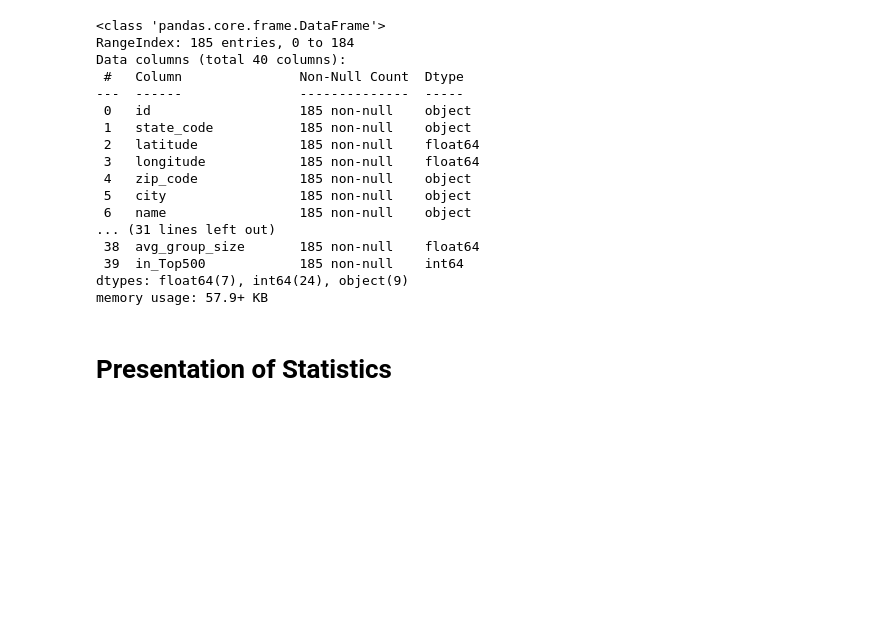
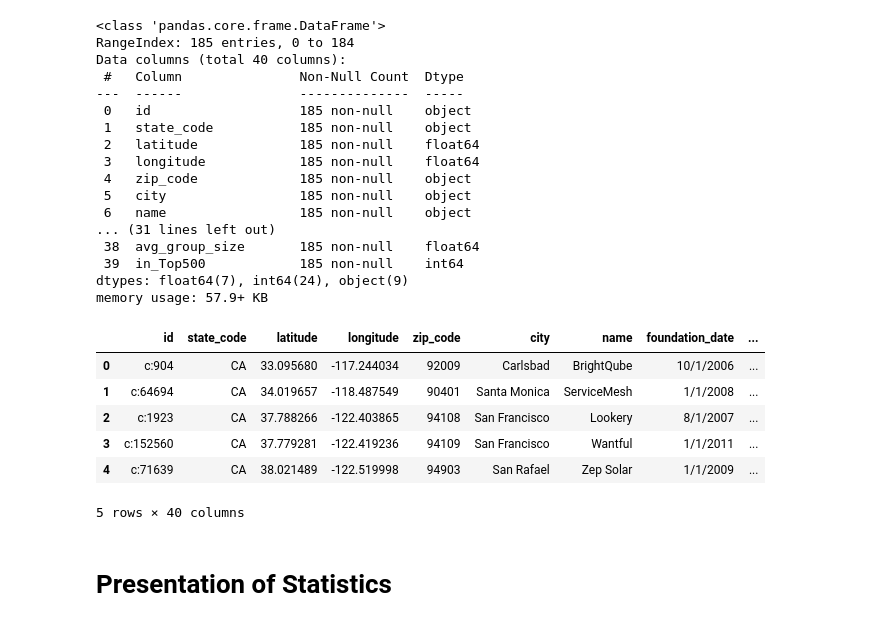
Before and after one commit to Dekel23/DataMining-Dataprocessing, a Jupyter notebook: part2_boazgurevich_ereldekel/part1_preproccesing.ipynb, the cells around one changed output. Cells and saved outputs as stored; diff of their text form; code cells hidden in the pictures; blank space fills up the shorter version.

```diff
--- a/part2_boazgurevich_ereldekel/part1_preproccesing.ipynb
+++ b/part2_boazgurevich_ereldekel/part1_preproccesing.ipynb
@@ -33,2 +31,12 @@ memory usage: 57.9+ KB
+# %%
+df.head()
+# %% [output]
+|  | id | state_code | latitude | longitude | zip_code | city | name | foundation_date | ... |
+| 0 | c:904 | CA | 33.095680 | -117.244034 | 92009 | Carlsbad | BrightQube | 10/1/2006 | ... |
+| 1 | c:64694 | CA | 34.019657 | -118.487549 | 90401 | Santa Monica | ServiceMesh | 1/1/2008 | ... |
+| 2 | c:1923 | CA | 37.788266 | -122.403865 | 94108 | San Francisco | Lookery | 8/1/2007 | ... |
+| 3 | c:152560 | CA | 37.779281 | -122.419236 | 94109 | San Francisco | Wantful | 1/1/2011 | ... |
+| 4 | c:71639 | CA | 38.021489 | -122.519998 | 94903 | San Rafael | Zep Solar | 1/1/2009 | ... |
+5 rows × 40 columns
 # %% [markdown]
 # Presentation of Statistics
```
Also changed, not shown: parts of 22 cells of this notebook, 5 other files.
